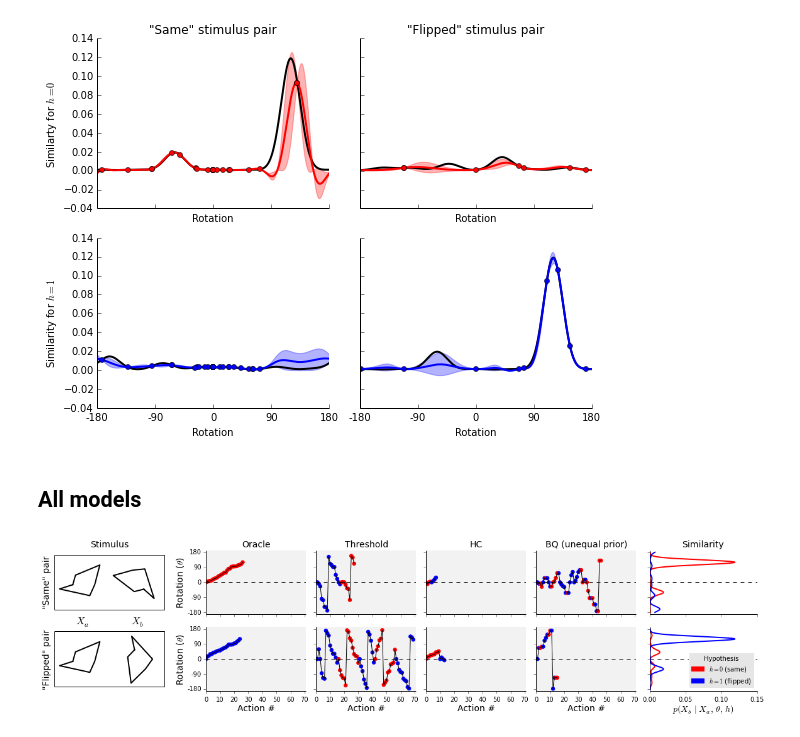
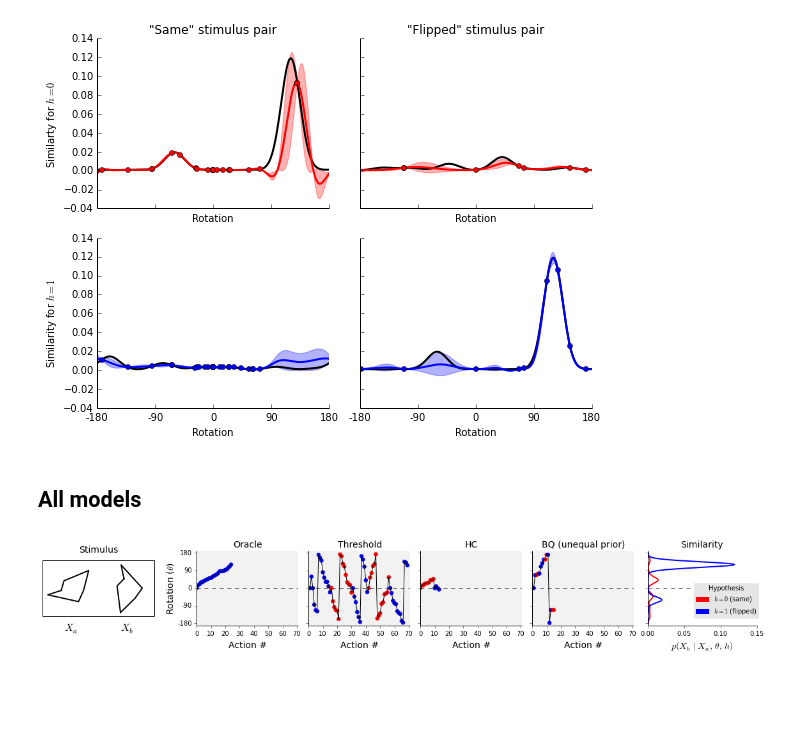
Before and after one commit to jhamrick/optimal-mental-rotation, a Jupyter notebook: analysis/model-examples.ipynb, the cells around one changed output. Cells and saved outputs as stored; diff of their text form; code cells hidden in the pictures; blank space fills up the shorter version.

Commit message:
Rerun model examples notebook

```diff
--- a/analysis/model-examples.ipynb
+++ b/analysis/model-examples.ipynb
@@ -222,10 +222,10 @@ format_plot(fig, axes)
 ## All models
 # %%
 all_models = [
-    ("Oracle", o_model0, o_model1),
-    ("Threshold", t_model0, t_model1),
-    ("HC", hc_model0, hc_model1),
-    ("BQ (unequal prior)", bq_model0, bq_model1)
+    ("Oracle", o_model1),
+    ("Threshold", t_model1),
+    ("HC", hc_model1),
+    ("BQ (unequal prior)", bq_model1)
 ]
 # %%
 def plot_stim_pair(ax, Xa, Xb):
@@ -331,50 +313,47 @@ def plot_similarity(sspec):
-# %%
-def plot_stims(sspec):
-    gs = gridspec.GridSpecFromSubplotSpec(2, 1, subplot_spec=sspec)
-    axes = np.empty(2, dtype=object)
-    for i in xrange(2):
-        axes[i] = plt.subplot(gs[i])
-
-    plot_stim_pair(axes[0], Xa, Xb0)
-    plot_stim_pair(axes[1], Xa, Xb1)
-    axes[1].set_xticks([])
-    axes[0].set_ylabel("\"Same\" pair", fontsize=14)
-    axes[1].set_ylabel("\"Flipped\" pair", fontsize=14)
-    axes[0].set_title("Stimulus", fontsize=14)
-
-    return axes
+# %%
+def plot_stims(sspec):
+    gs = gridspec.GridSpecFromSubplotSpec(1, 1, subplot_spec=sspec)
+    ax = plt.subplot(gs[0])
+
+    plot_stim_pair(ax, Xa, Xb1)
+    ax.set_title("Stimulus", fontsize=14)
+
+    return np.array([ax])
 # %%
-fig = plt.figure(figsize=(16, 4))
+fig = plt.figure(figsize=(16, 2.5))
 gs = gridspec.GridSpec(1, 2, width_ratios=[1, 5], wspace=0.125, left=0.02, right=0.99)
 gs1 = gridspec.GridSpecFromSubplotSpec(1, 2, subplot_spec=gs[1], width_ratios=[4, 1], wspace=0.05)
 
 axes0 = plot_stims(gs[0])
 axes1 = plot_traces(gs1[0])
 axes2 = plot_similarity(gs1[1])
 
 # misc formatting
 axes0[0].tick_params(axis='x', pad=10)
 axes0[0].title.set_position((0.5, 1.08))
 
 # add the legend
 p0 = plt.Rectangle((0, 0), 1, 1, fc="r", ec="r")
 p1 = plt.Rectangle((0, 0), 1, 1, fc="b", ec="b")
-leg = axes2[1].legend(
+leg = axes2[0].legend(
     [p0, p1], ["$h=0$ (same)", "$h=1$ (flipped)"],
     numpoints=1, fontsize=10,
     loc='lower right',
-    title='Hypothesis')
+    title='Hypothesis',
+    bbox_to_anchor=(1.05, 0.05))
 frame = leg.get_frame()
 frame.set_facecolor('0.9')
 frame.set_edgecolor('#FFFFFF')
 
 util.sync_ylims(*np.concatenate([axes1.flat, axes2]))
 util.sync_xlabel_coords(np.concatenate([axes1.flat, axes2]), -0.2)
 util.sync_ylabel_coords(axes1.flat, -0.2)
 
 for ax in axes1.flat:
     ax.set_axis_bgcolor('0.95')
 
+plt.subplots_adjust(left=0.01, right=0.95, bottom=0.25, top=0.9)
+
 util.save(FIG_PATH.joinpath("model-traces"), ext=["png", "pdf"], close=False)
 # %% [output]
-[figure, old version]
+[figure, new version]
```
Also changed, not shown: parts of 2 cells of this notebook.
